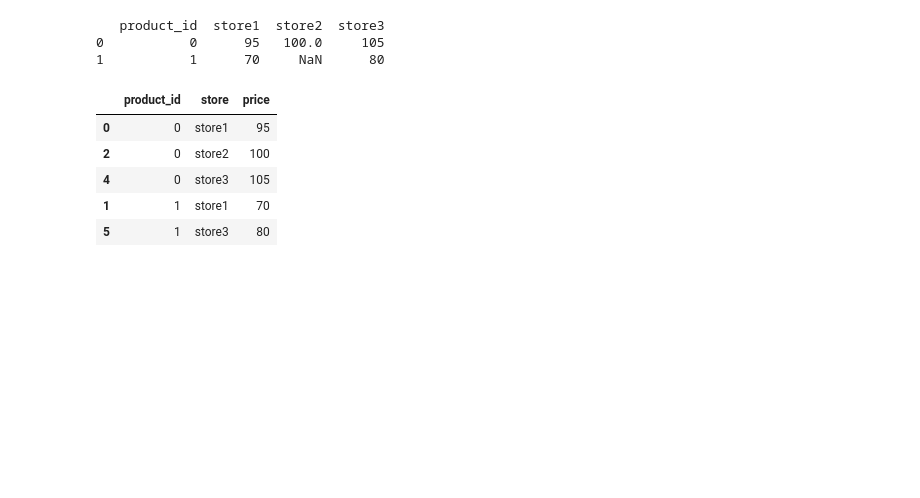
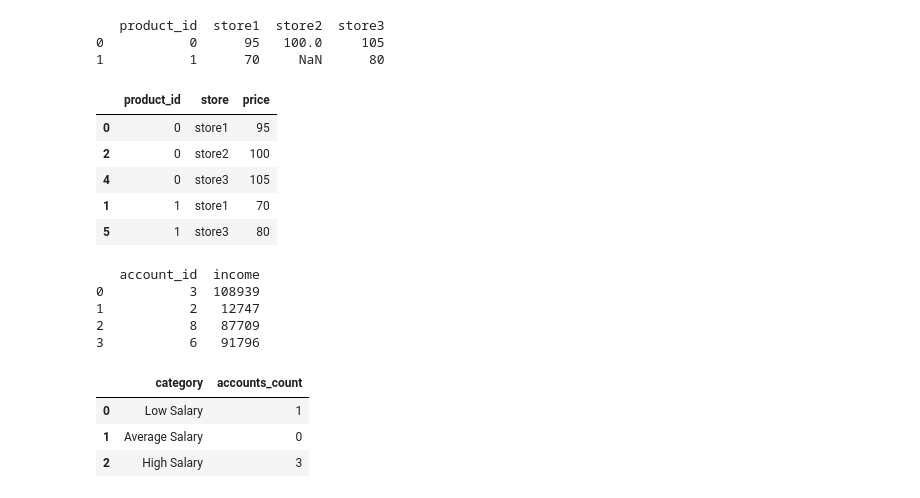
Before and after one commit to juancarvajal-hub/30-days-panda, a Jupyter notebook: 30_days-of_panda.ipynb, the cells around one changed output. Cells and saved outputs as stored; diff of their text form; code cells hidden in the pictures; blank space fills up the shorter version.

Commit message:
Ejercicio 16

```diff
--- a/30_days-of_panda.ipynb
+++ b/30_days-of_panda.ipynb
@@ -561,3 +561,52 @@ rearrange_products_table(products)
 | 4 | 0 | store3 | 105 |
 | 1 | 1 | store1 | 70 |
 | 5 | 1 | store3 | 80 |
+# %%
+# Décimo sexto ejercicio de pandas
+
+# Count Salary Categories
+
+# Write a solution to calculate the number of bank accounts for each salary category.
+# The salary categories are:
+
+# "Low Salary": All the salaries strictly less than $20000.
+# "Average Salary": All the salaries in the inclusive range [$20000, $50000].
+# "High Salary": All the salaries strictly greater than $50000.
+# The result table must contain all three categories. If there are no accounts in a category, return 0.
+
+
+import pandas as pd
+import numpy as np
+
+accounts_base = {
+    "account_id": [3, 2, 8, 6],
+    "income": [108939, 12747, 87709, 91796]
+}
+
+accounts = pd.DataFrame(accounts_base)
+
+print(accounts)
+
+import pandas as pd
+
+def count_salary_categories(accounts: pd.DataFrame) -> pd.DataFrame:
+    accounts["category"] = np.where(accounts["income"] < 20000 , "Low Salary",
+                np.where((accounts["income"] >= 20000) & (accounts["income"] <= 50000),"Average Salary",
+                    "High Salary"))
+
+    return accounts["category"].value_counts().reindex(["Low Salary","Average Salary","High Salary"],
+                                            fill_value=0).reset_index().\
+                                                rename(columns={"count":"accounts_count"})
+
+
+count_salary_categories(accounts)
+# %% [output]
+   account_id  income
+0           3  108939
+1           2   12747
+2           8   87709
+3           6   91796
+|  | category | accounts_count |
+| 0 | Low Salary | 1 |
+| 1 | Average Salary | 0 |
+| 2 | High Salary | 3 |
```
